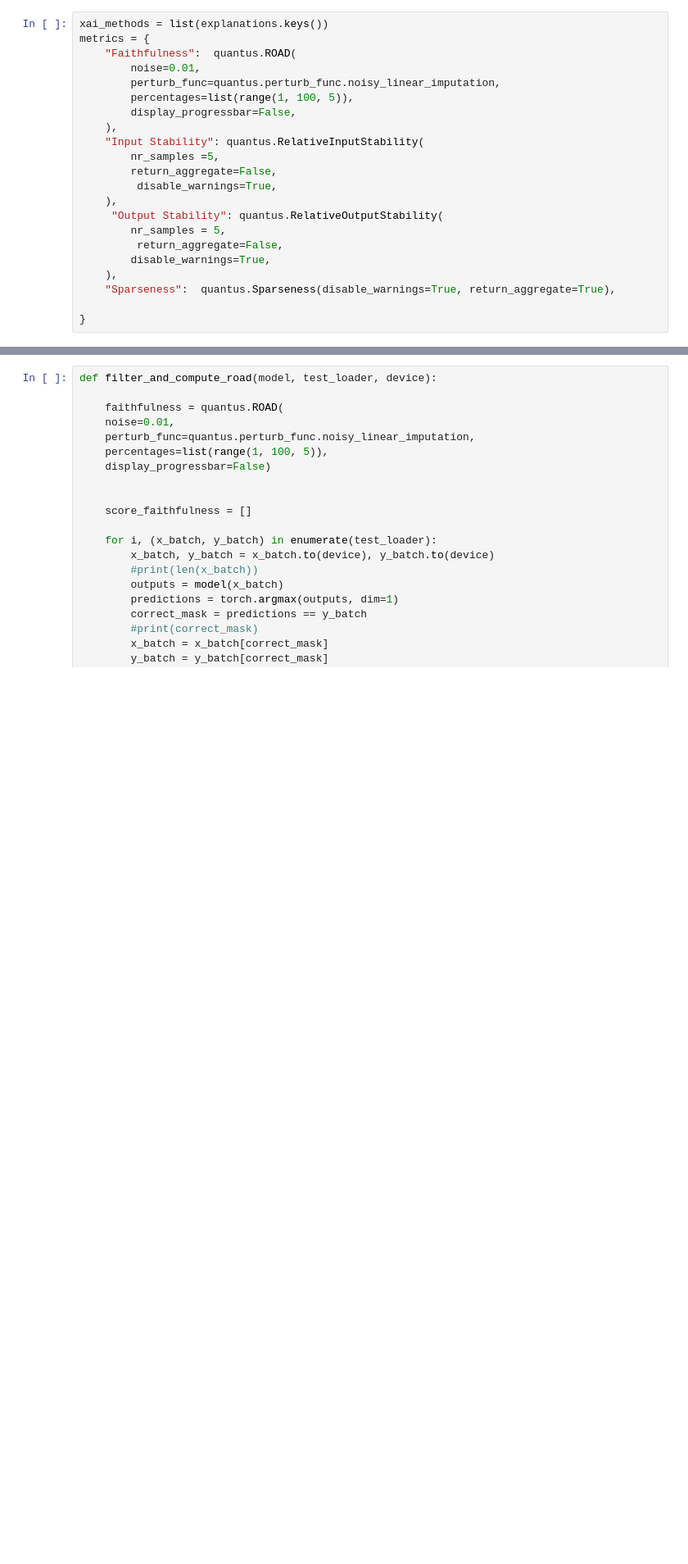
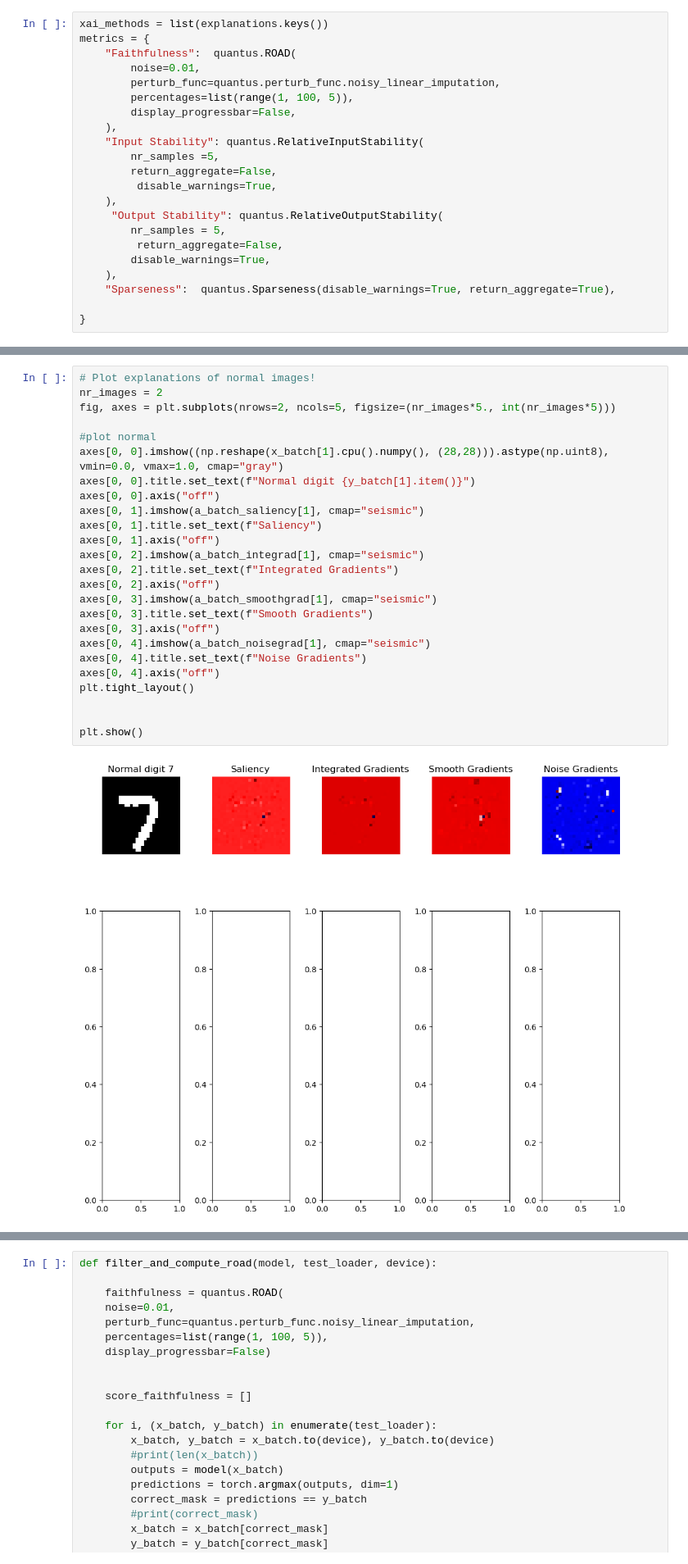
Before and after one commit to sanishsuwal7/ExplainableAI, a Jupyter notebook: Lenet_normal.ipynb, the cells around one changed output, grey strips where cells are left out. Shown at 82% size. Drawn from its saved outputs; the diff is of its cells as text; blank space fills up the shorter version.

```diff
--- a/Lenet_normal.ipynb
+++ b/Lenet_normal.ipynb
@@ -722,0 +748,27 @@ metrics = {
+# %%
+# Plot explanations of normal images!
+nr_images = 2
+fig, axes = plt.subplots(nrows=2, ncols=5, figsize=(nr_images*5., int(nr_images*5)))
+
+#plot normal
+axes[0, 0].imshow((np.reshape(x_batch[1].cpu().numpy(), (28,28))).astype(np.uint8), vmin=0.0, vmax=1.0, cmap="gray")
+axes[0, 0].title.set_text(f"Normal digit {y_batch[1].item()}")
+axes[0, 0].axis("off")
+axes[0, 1].imshow(a_batch_saliency[1], cmap="seismic")
+axes[0, 1].title.set_text(f"Saliency")
+axes[0, 1].axis("off")
+axes[0, 2].imshow(a_batch_integrad[1], cmap="seismic")
+axes[0, 2].title.set_text(f"Integrated Gradients")
+axes[0, 2].axis("off")
+axes[0, 3].imshow(a_batch_smoothgrad[1], cmap="seismic")
+axes[0, 3].title.set_text(f"Smooth Gradients")
+axes[0, 3].axis("off")
+axes[0, 4].imshow(a_batch_noisegrad[1], cmap="seismic")
+axes[0, 4].title.set_text(f"Noise Gradients")
+axes[0, 4].axis("off")
+plt.tight_layout()
+
+
+plt.show()
+# %% [output]
+[figure, added]
```
Also changed, not shown: parts of 12 cells of this notebook, 1 other file.
